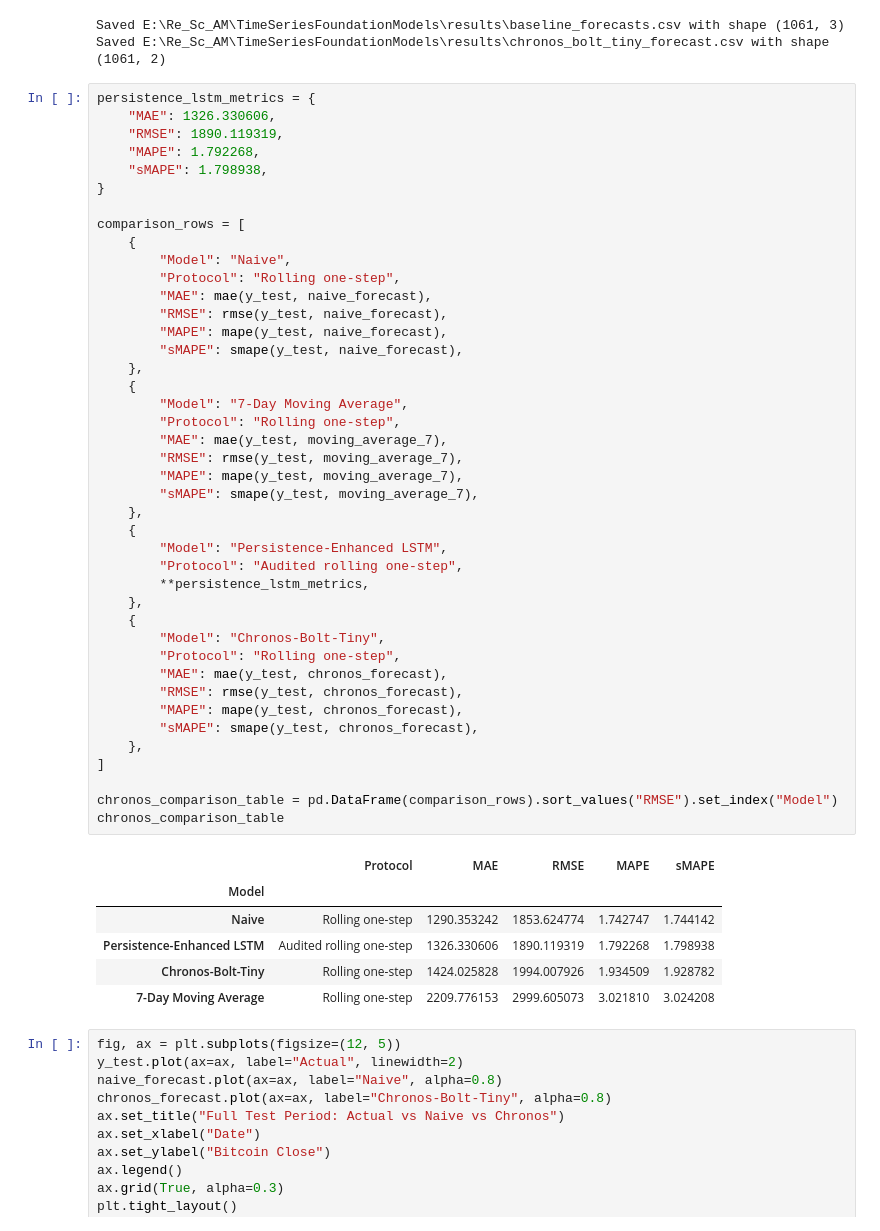
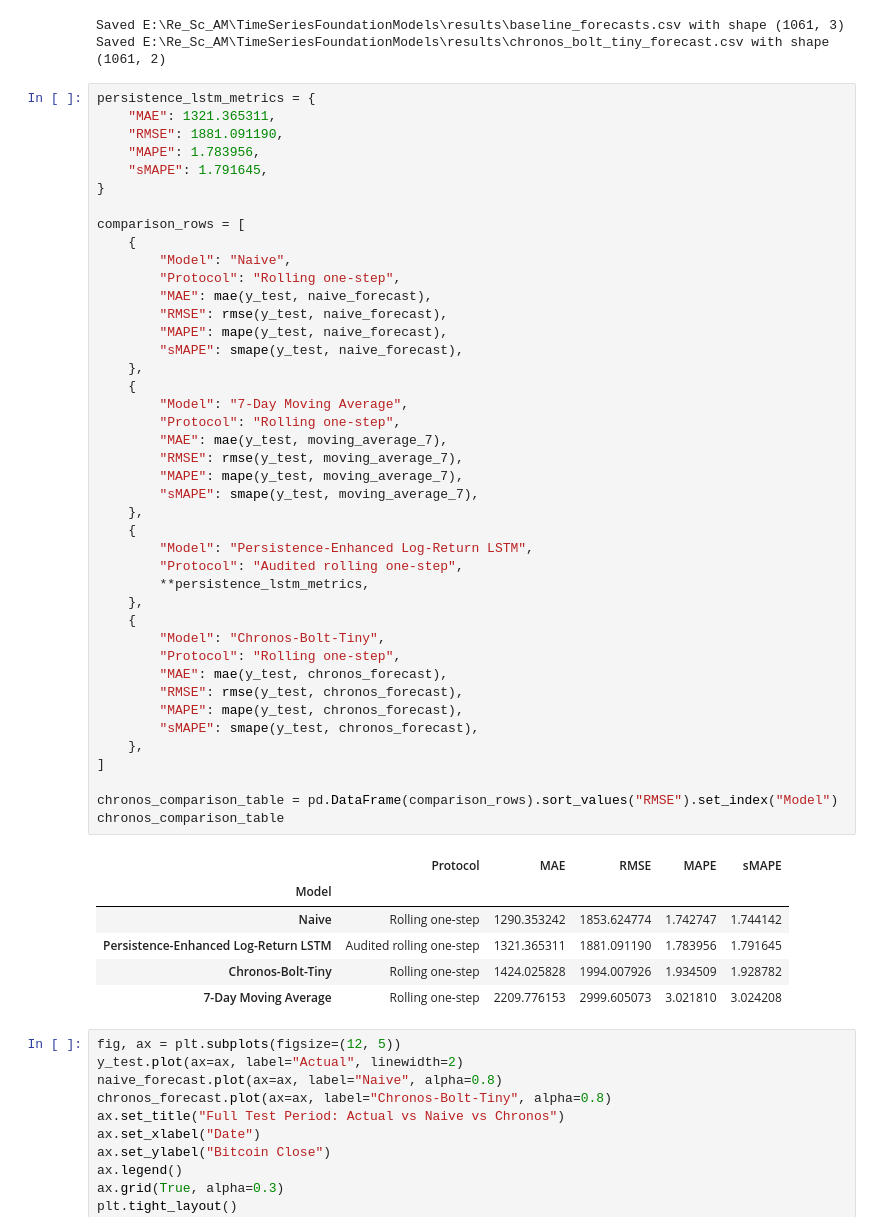
Before and after one commit to mdsoadsolaiman/Time-Series-Foundation-Models, a Jupyter notebook: notebooks/05_Foundation_Models.ipynb, the cells around one changed output. Drawn from its saved outputs; the diff is of its cells as text.

```diff
--- a/notebooks/05_Foundation_Models.ipynb
+++ b/notebooks/05_Foundation_Models.ipynb
@@ -604,10 +604,10 @@ Saved E:\Re_Sc_AM\TimeSeriesFoundationModels\results\baseline_forecasts.csv with
 Saved E:\Re_Sc_AM\TimeSeriesFoundationModels\results\chronos_bolt_tiny_forecast.csv with shape (1061, 2)
 # %%
 persistence_lstm_metrics = {
-    "MAE": 1326.330606,
-    "RMSE": 1890.119319,
-    "MAPE": 1.792268,
-    "sMAPE": 1.798938,
+    "MAE": 1321.365311,
+    "RMSE": 1881.091190,
+    "MAPE": 1.783956,
+    "sMAPE": 1.791645,
 }
 
 comparison_rows = [
@@ -620,35 +620,35 @@ comparison_rows = [
         "sMAPE": smape(y_test, naive_forecast),
     },
     {
         "Model": "7-Day Moving Average",
         "Protocol": "Rolling one-step",
         "MAE": mae(y_test, moving_average_7),
         "RMSE": rmse(y_test, moving_average_7),
         "MAPE": mape(y_test, moving_average_7),
         "sMAPE": smape(y_test, moving_average_7),
     },
     {
-        "Model": "Persistence-Enhanced LSTM",
+        "Model": "Persistence-Enhanced Log-Return LSTM",
         "Protocol": "Audited rolling one-step",
         **persistence_lstm_metrics,
     },
     {
         "Model": "Chronos-Bolt-Tiny",
         "Protocol": "Rolling one-step",
         "MAE": mae(y_test, chronos_forecast),
         "RMSE": rmse(y_test, chronos_forecast),
         "MAPE": mape(y_test, chronos_forecast),
         "sMAPE": smape(y_test, chronos_forecast),
     },
 ]
 
 chronos_comparison_table = pd.DataFrame(comparison_rows).sort_values("RMSE").set_index("Model")
 chronos_comparison_table
 # %% [output]
 |  | Protocol | MAE | RMSE | MAPE | sMAPE |
 | Model |  |  |  |  |  |
 | Naive | Rolling one-step | 1290.353242 | 1853.624774 | 1.742747 | 1.744142 |
-| Persistence-Enhanced LSTM | Audited rolling one-step | 1326.330606 | 1890.119319 | 1.792268 | 1.798938 |
+| Persistence-Enhanced Log-Return LSTM | Audited rolling one-step | 1321.365311 | 1881.091190 | 1.783956 | 1.791645 |
 | Chronos-Bolt-Tiny | Rolling one-step | 1424.025828 | 1994.007926 | 1.934509 | 1.928782 |
 | 7-Day Moving Average | Rolling one-step | 2209.776153 | 2999.605073 | 3.021810 | 3.024208 |
 # %%
```
Also changed, not shown: parts of 3 cells of this notebook, 17 other files.
